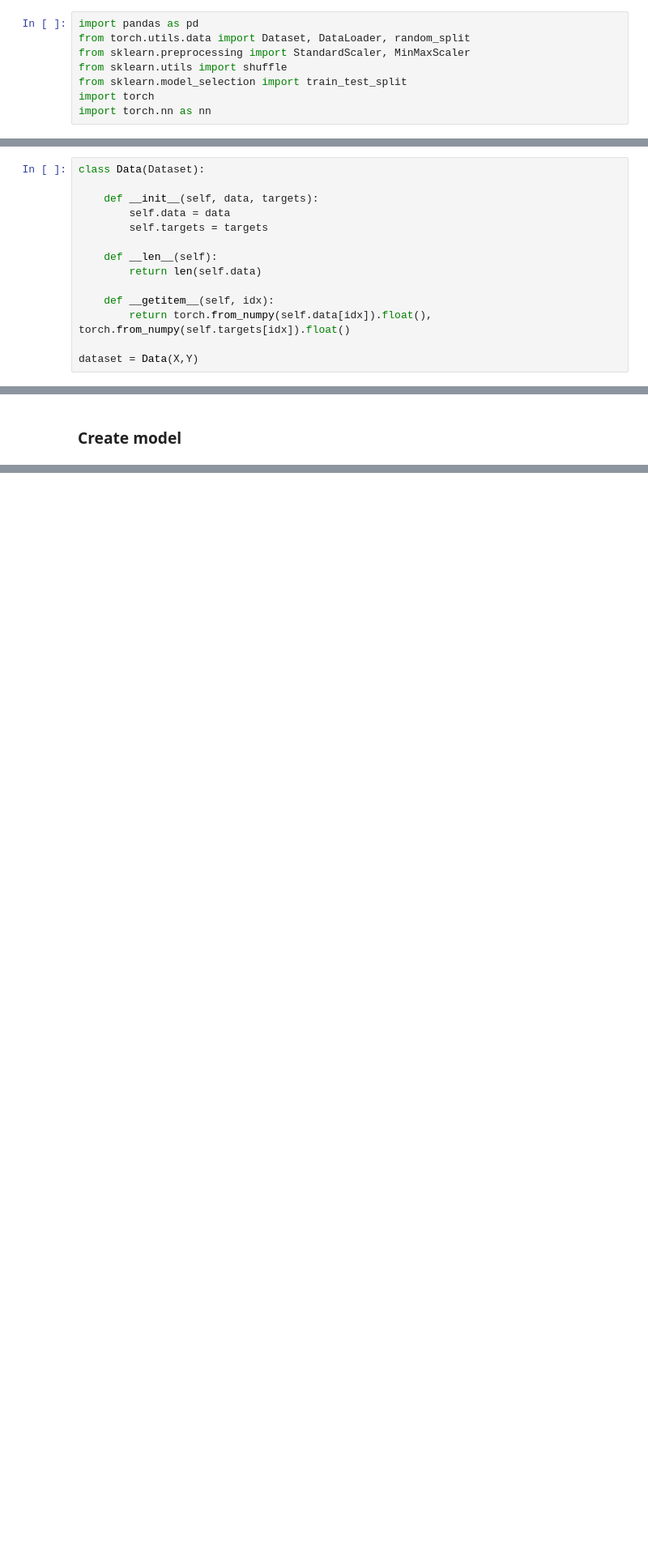
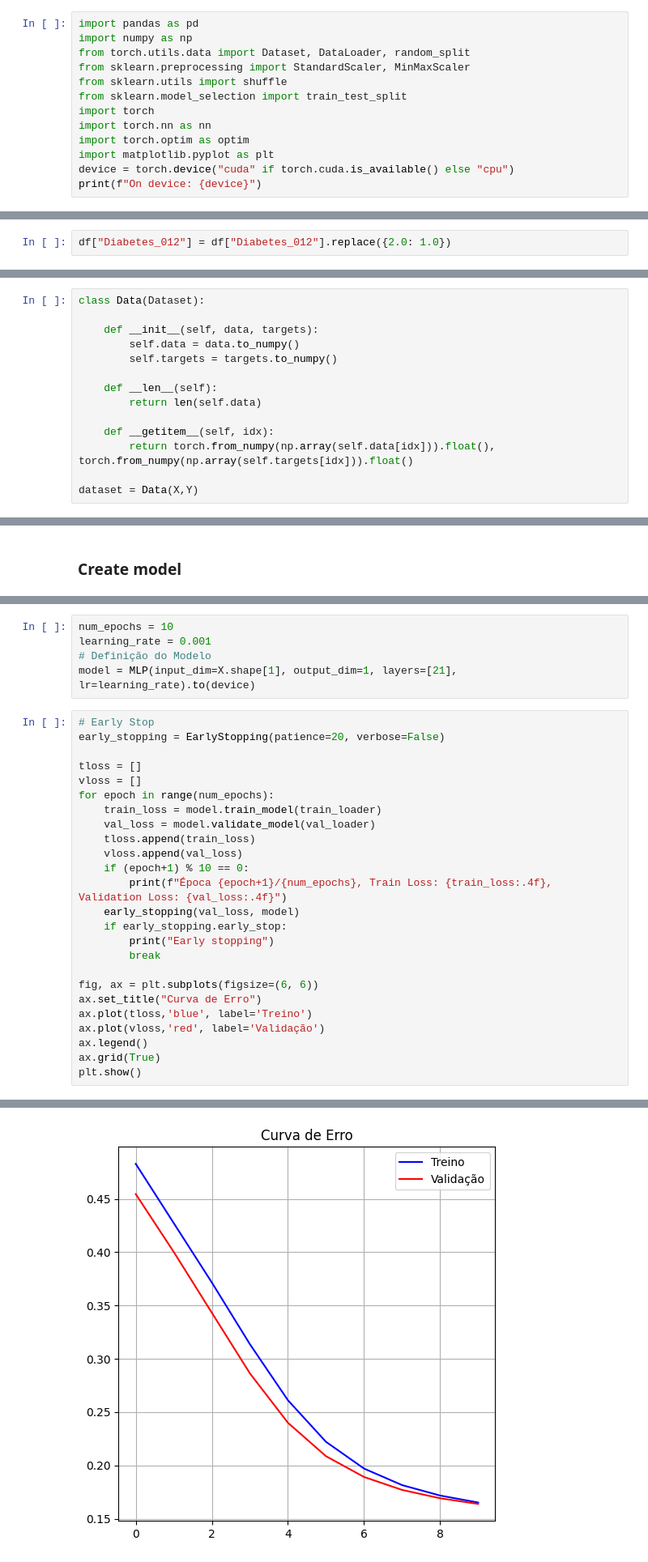
Before and after one commit to MatheusCJesus/multilayer-perceptron, a Jupyter notebook: notebooks/multilayer_perceptron.ipynb, the cells around one changed output, grey strips where cells are left out. Shown at 81% size. Cells and saved outputs as stored; diff of their text form; blank space fills up the shorter version.

```diff
--- a/notebooks/multilayer_perceptron.ipynb
+++ b/notebooks/multilayer_perceptron.ipynb
@@ -4,9 +4,14 @@
 ### import libraries
 # %%
 import pandas as pd
+import numpy as np
 from torch.utils.data import Dataset, DataLoader, random_split
 from sklearn.preprocessing import StandardScaler, MinMaxScaler
 from sklearn.utils import shuffle
 from sklearn.model_selection import train_test_split
 import torch
 import torch.nn as nn
+import torch.optim as optim
+import matplotlib.pyplot as plt
+device = torch.device("cuda" if torch.cuda.is_available() else "cpu")
+print(f"On device: {device}")
@@ -48,3 +55,5 @@ Diabetes_012
 0.0    213703
 2.0     35346
 Name: count, dtype: int64
+# %%
+df["Diabetes_012"] = df["Diabetes_012"].replace({2.0: 1.0})
@@ -67,14 +82,14 @@ X, Y = shuffle(X, Y, random_state=0)
 class Data(Dataset):
 
     def __init__(self, data, targets):
-        self.data = data
-        self.targets = targets
+        self.data = data.to_numpy()
+        self.targets = targets.to_numpy()
 
     def __len__(self):
         return len(self.data)
 
     def __getitem__(self, idx):
-        return torch.from_numpy(self.data[idx]).float(), torch.from_numpy(self.targets[idx]).float()
+        return torch.from_numpy(np.array(self.data[idx])).float(), torch.from_numpy(np.array(self.targets[idx])).float()
 
 dataset = Data(X,Y)
 # %%
@@ -167,0 +227,31 @@ class MLP(nn.Module):
+# %%
+num_epochs = 10
+learning_rate = 0.001
+# Definição do Modelo
+model = MLP(input_dim=X.shape[1], output_dim=1, layers=[21], lr=learning_rate).to(device)
+# %%
+# Early Stop
+early_stopping = EarlyStopping(patience=20, verbose=False)
+
+tloss = []
+vloss = []
+for epoch in range(num_epochs):
+    train_loss = model.train_model(train_loader)
+    val_loss = model.validate_model(val_loader)
+    tloss.append(train_loss)
+    vloss.append(val_loss)
+    if (epoch+1) % 10 == 0:
+        print(f"Época {epoch+1}/{num_epochs}, Train Loss: {train_loss:.4f}, Validation Loss: {val_loss:.4f}")
+    early_stopping(val_loss, model)
+    if early_stopping.early_stop:
+        print("Early stopping")
+        break
+
+fig, ax = plt.subplots(figsize=(6, 6))
+ax.set_title("Curva de Erro")
+ax.plot(tloss,'blue', label='Treino')
+ax.plot(vloss,'red', label='Validação')
+ax.legend()
+ax.grid(True)
+plt.show()
+# %% [output]
@@ -167,0 +259 @@ class MLP(nn.Module):
+[figure, added]
```
Also changed, not shown: parts of 11 cells of this notebook.
